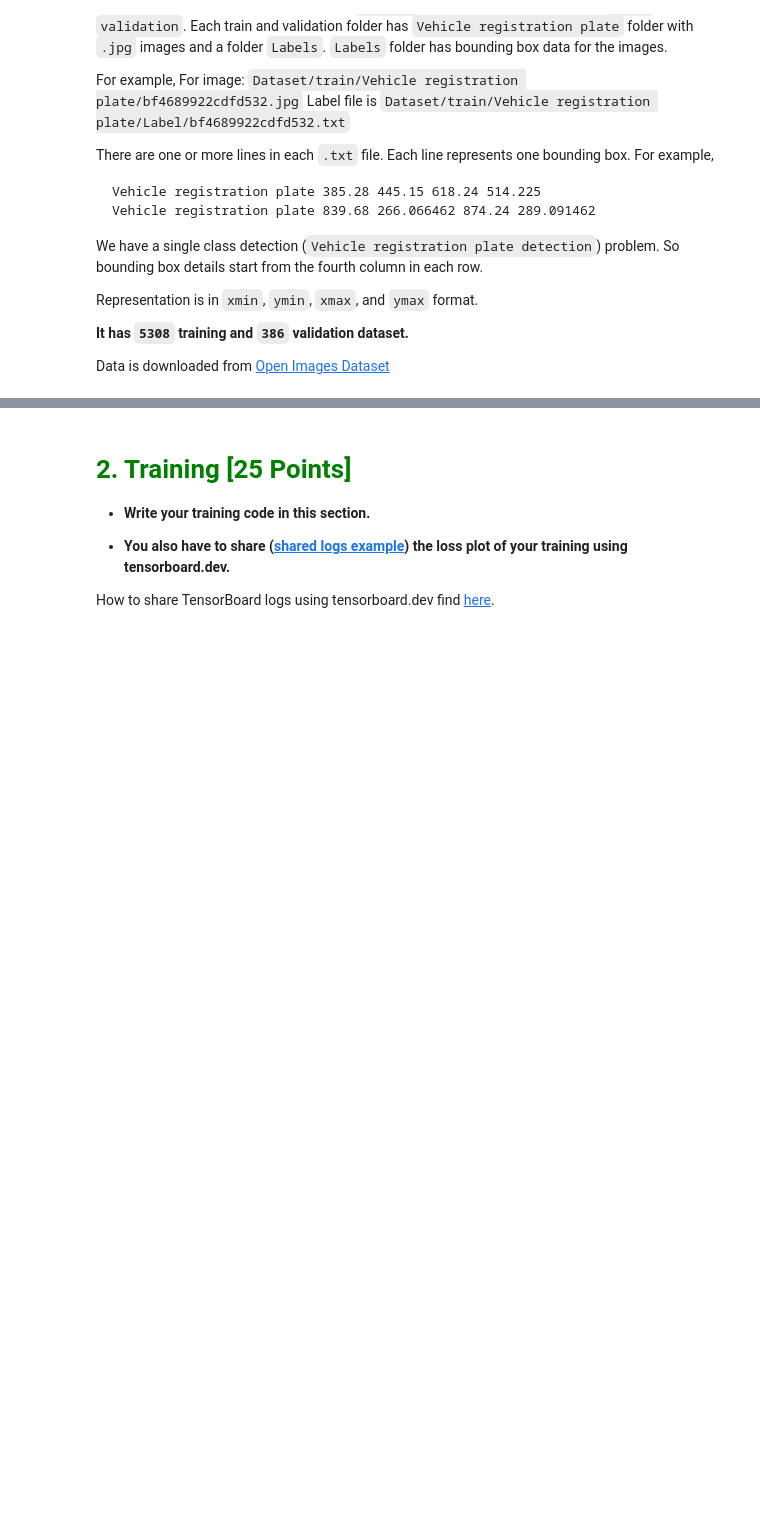
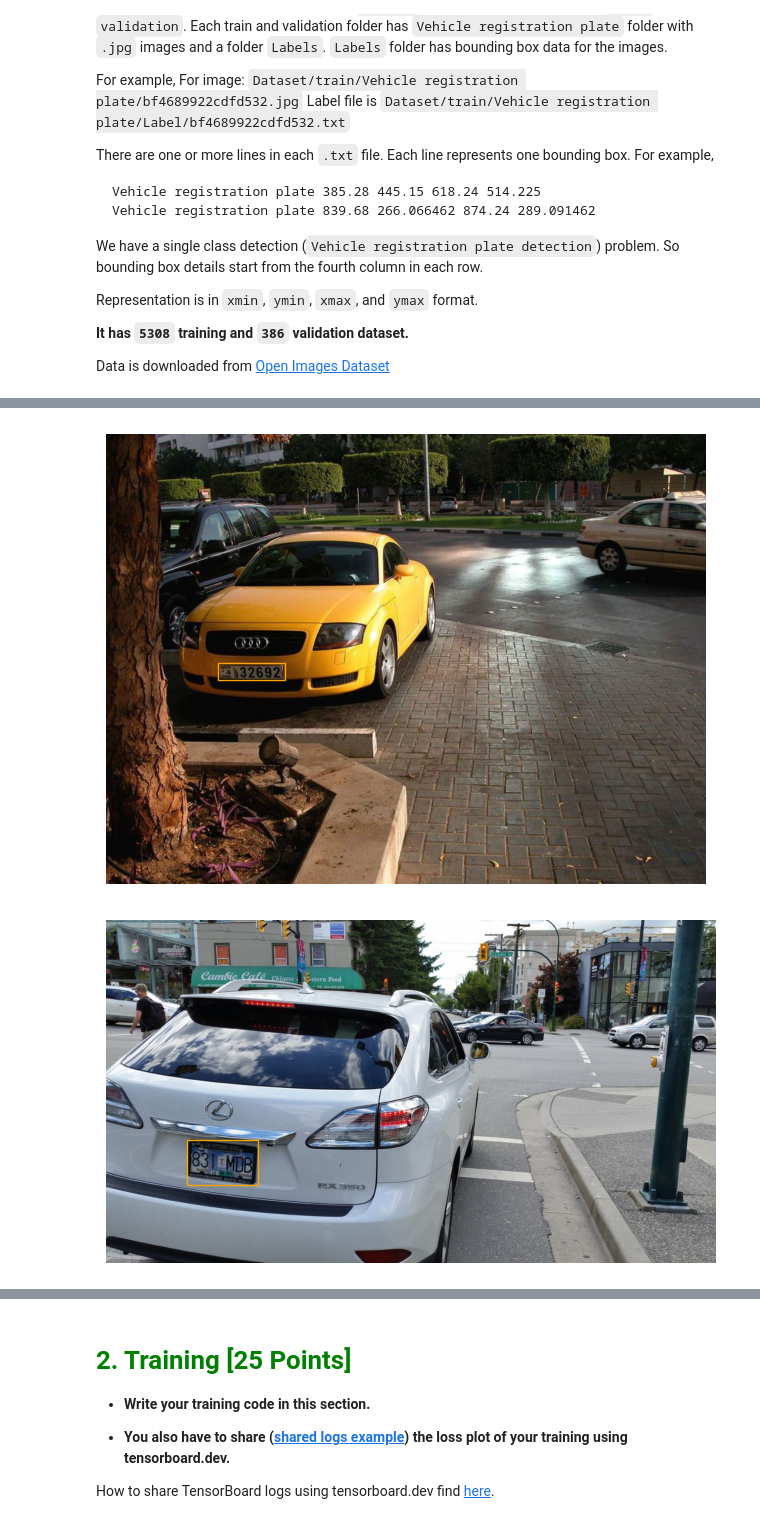
Before and after one commit to kyledunne/license-plate-detection, a Jupyter notebook: Project4_object_detection.ipynb, the cells around one changed output, grey strips where cells are left out. Drawn from its saved outputs; the diff is of its cells as text; code cells hidden in the pictures; blank space fills up the shorter version.

```diff
--- a/Project4_object_detection.ipynb
+++ b/Project4_object_detection.ipynb
@@ -20,3 +154,6 @@ import os
+# %%
+config = local_config
+config.init(training=False)
 # %% [markdown]
 # <font style="color:purple">Download the Dataset</font>
 
@@ -76,0 +245,22 @@ The plotted images should be similar to the following:
+# %%
+def plot_val_images_with_ground_truth_bounding_boxes(num_images_to_show=3):
+    ids = np.random.choice(config.val_ids, num_images_to_show)
+    images = []
+    all_boxes = []
+    for image_id in ids:
+        image_path = f'{config.val_images_folder}{image_id}.jpg'
+        image_label = f'{config.val_labels_folder}{image_id}.txt'
+        image = cv2.cvtColor(cv2.imread(image_path), cv2.COLOR_BGR2RGB)
+        images.append(image)
+        boxes = []
+        with open(image_label, 'r') as label_file:
+            for line in label_file:
+                coords = [float(c) for c in line.strip().split()[-4:]]
+                boxes.append(coords)
+        all_boxes.append(boxes)
+    plot_images_with_bounding_boxes(images, true_bounding_boxes=all_boxes)
+# %%
+plot_val_images_with_ground_truth_bounding_boxes()
+# %% [output]
+[figure, added]
+[figure, added]
```
Also changed, not shown: parts of 21 cells of this notebook.
